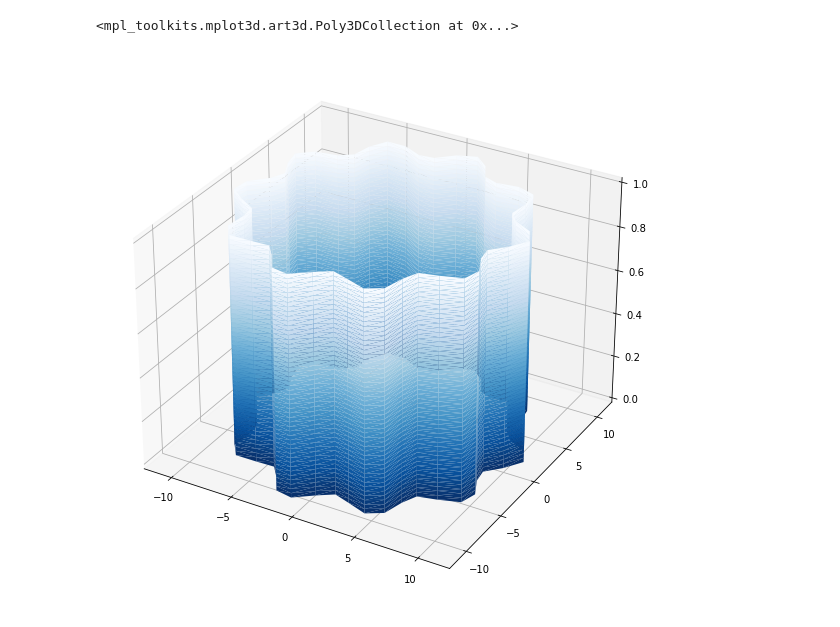
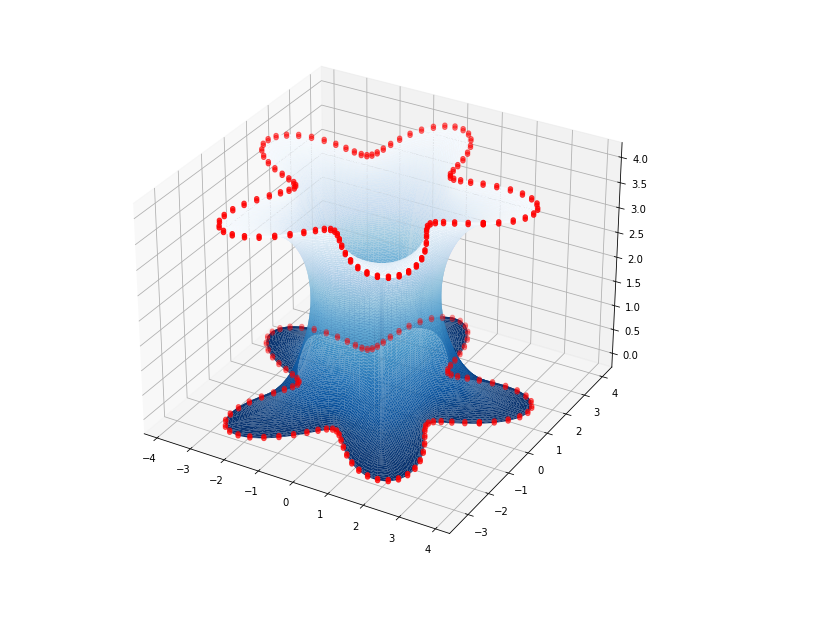
Before and after one commit to niklasschmitz/blog, a Jupyter notebook: min_surfaces/min_surfaces.ipynb, the cells around one changed output. Drawn from its saved outputs; the diff is of its cells as text; code cells hidden in the pictures.

Commit message:
add custom triangulation

```diff
--- a/min_surfaces/min_surfaces.ipynb
+++ b/min_surfaces/min_surfaces.ipynb
@@ -90,2 +77,2 @@ v.shape, f.shape
 # %%
-v2 = minimize(lambda v: surface_area(v, f), v, c, step_size=1e-1, num_steps=10000)
+v2 = minimize(lambda v: surface_area(v, faces), v, c, step_size=1e-1, num_steps=10000)
@@ -183,8 +79,4 @@ DeviceArray([[0, 1, 2],
-# %%
-fig = plt.figure(figsize=(10,10))
-ax = fig.add_subplot(1, 1, 1, projection='3d')
-ax.plot_trisurf(x, y, z, triangles=make_cylinder_triangulation2(50, 50), cmap=plt.cm.Blues_r)
-# ax.scatter3D(x[c], y[c], z[c], c="red")
-# %% [output]
-<mpl_toolkits.mplot3d.art3d.Poly3DCollection at 0x...>
-[figure, removed]
+# %%
+plot_mesh(v2, f, c)
+# %% [output]
+[figure, added]
```
Also changed, not shown: parts of 16 cells of this notebook.
